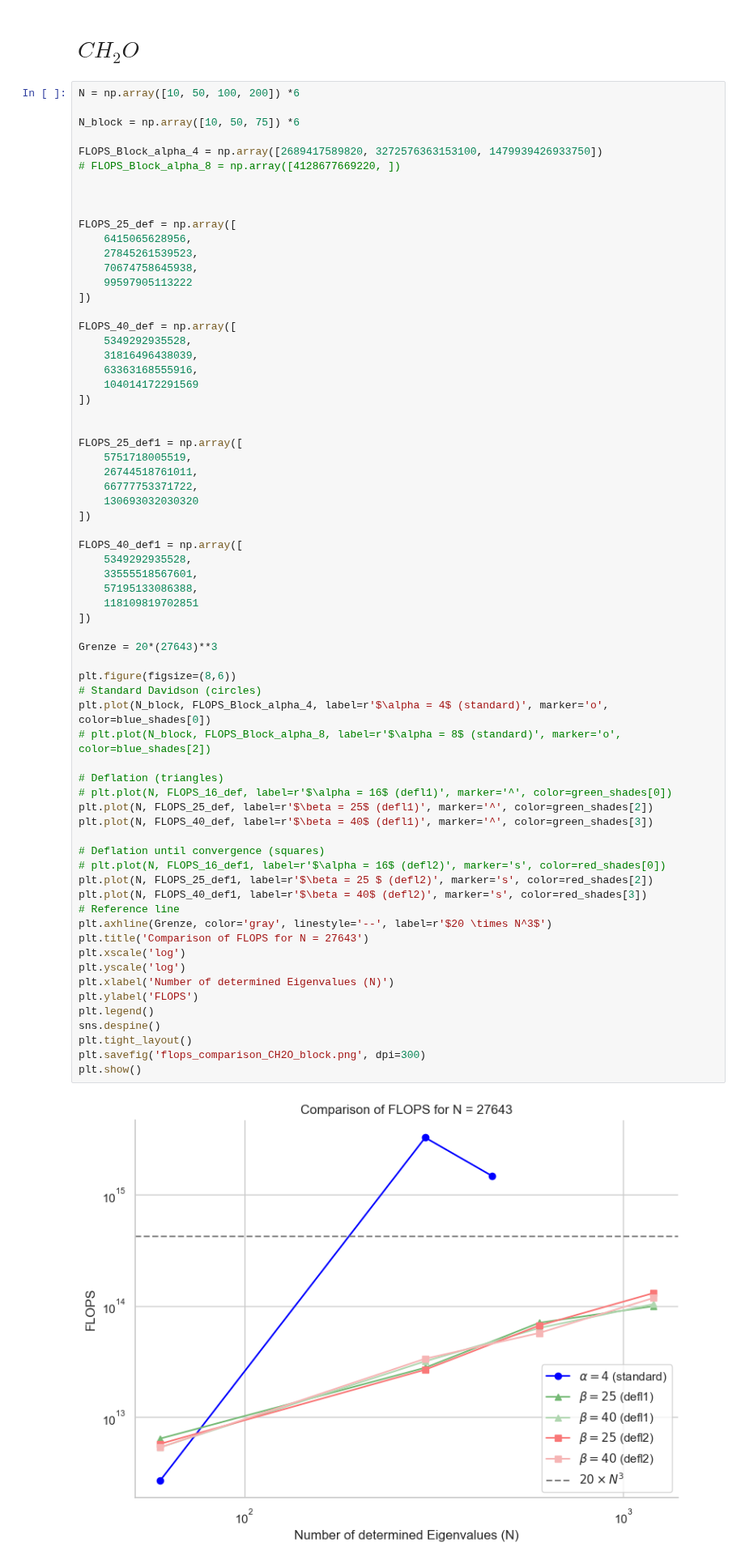
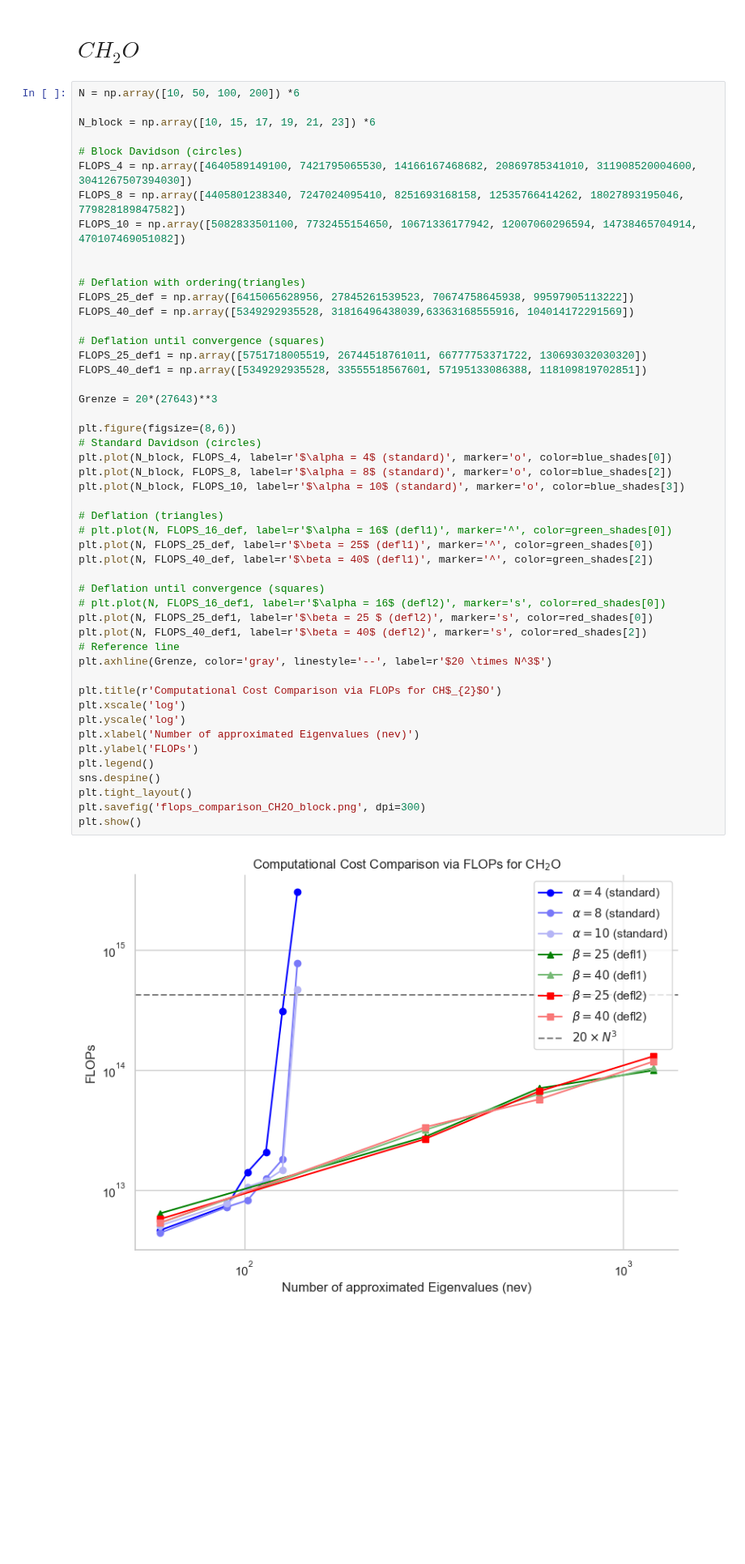
Before and after one commit to framere/Final_codes_MA, a Jupyter notebook: FINAL_CODE/plot_results.ipynb, the cells around one changed output. Shown at 81% size. Saved outputs shown, nothing was run; the diff lists cells and outputs as text; blank space fills up the shorter version.

```diff
--- a/FINAL_CODE/plot_results.ipynb
+++ b/FINAL_CODE/plot_results.ipynb
@@ -76,69 +76,51 @@ plt.show()
 # %%
 N = np.array([10, 50, 100, 200]) *6
 
-N_block = np.array([10, 50, 75]) *6
+N_block = np.array([10, 15, 17, 19, 21, 23]) *6
 
-FLOPS_Block_alpha_4 = np.array([2689417589820, 3272576363153100, 1479939426933750])
-# FLOPS_Block_alpha_8 = np.array([4128677669220, ])
+# Block Davidson (circles)
+FLOPS_4 = np.array([4640589149100, 7421795065530, 14166167468682, 20869785341010, 311908520004600, 3041267507394030])
+FLOPS_8 = np.array([4405801238340, 7247024095410, 8251693168158, 12535766414262, 18027893195046, 779828189847582])
+FLOPS_10 = np.array([5082833501100, 7732455154650, 10671336177942, 12007060296594, 14738465704914, 470107469051082])
 
 
+# Deflation with ordering(triangles)
+FLOPS_25_def = np.array([6415065628956, 27845261539523, 70674758645938, 99597905113222])
+FLOPS_40_def = np.array([5349292935528, 31816496438039,63363168555916, 104014172291569])
 
-FLOPS_25_def = np.array([
-    6415065628956,
-    27845261539523,
-    70674758645938,
-    99597905113222
-])
-
-FLOPS_40_def = np.array([
-    5349292935528,
-    31816496438039,
-    63363168555916,
-    104014172291569
-])
-
-
-FLOPS_25_def1 = np.array([
-    5751718005519,
-    26744518761011,
-    66777753371722,
-    130693032030320
-])
-
-FLOPS_40_def1 = np.array([
-    5349292935528,
-    33555518567601,
-    57195133086388,
-    118109819702851
-])
+# Deflation until convergence (squares)
+FLOPS_25_def1 = np.array([5751718005519, 26744518761011, 66777753371722, 130693032030320])
+FLOPS_40_def1 = np.array([5349292935528, 33555518567601, 57195133086388, 118109819702851])
 
 Grenze = 20*(27643)**3
 
 plt.figure(figsize=(8,6))
 # Standard Davidson (circles)
-plt.plot(N_block, FLOPS_Block_alpha_4, label=r'$\alpha = 4$ (standard)', marker='o', color=blue_shades[0])
-# plt.plot(N_block, FLOPS_Block_alpha_8, label=r'$\alpha = 8$ (standard)', marker='o', color=blue_shades[2])
+plt.plot(N_block, FLOPS_4, label=r'$\alpha = 4$ (standard)', marker='o', color=blue_shades[0])
+plt.plot(N_block, FLOPS_8, label=r'$\alpha = 8$ (standard)', marker='o', color=blue_shades[2])
+plt.plot(N_block, FLOPS_10, label=r'$\alpha = 10$ (standard)', marker='o', color=blue_shades[3])
 
 # Deflation (triangles)
 # plt.plot(N, FLOPS_16_def, label=r'$\alpha = 16$ (defl1)', marker='^', color=green_shades[0])
-plt.plot(N, FLOPS_25_def, label=r'$\beta = 25$ (defl1)', marker='^', color=green_shades[2])
-plt.plot(N, FLOPS_40_def, label=r'$\beta = 40$ (defl1)', marker='^', color=green_shades[3])
+plt.plot(N, FLOPS_25_def, label=r'$\beta = 25$ (defl1)', marker='^', color=green_shades[0])
+plt.plot(N, FLOPS_40_def, label=r'$\beta = 40$ (defl1)', marker='^', color=green_shades[2])
 
 # Deflation until convergence (squares)
 # plt.plot(N, FLOPS_16_def1, label=r'$\alpha = 16$ (defl2)', marker='s', color=red_shades[0])
-plt.plot(N, FLOPS_25_def1, label=r'$\beta = 25 $ (defl2)', marker='s', color=red_shades[2])
-plt.plot(N, FLOPS_40_def1, label=r'$\beta = 40$ (defl2)', marker='s', color=red_shades[3])
+plt.plot(N, FLOPS_25_def1, label=r'$\beta = 25 $ (defl2)', marker='s', color=red_shades[0])
+plt.plot(N, FLOPS_40_def1, label=r'$\beta = 40$ (defl2)', marker='s', color=red_shades[2])
 # Reference line
 plt.axhline(Grenze, color='gray', linestyle='--', label=r'$20 \times N^3$')
-plt.title('Comparison of FLOPS for N = 27643')
+
+plt.title(r'Computational Cost Comparison via FLOPs for CH$_{2}$O')
 plt.xscale('log')
 plt.yscale('log')
-plt.xlabel('Number of determined Eigenvalues (N)')
-plt.ylabel('FLOPS')
+plt.xlabel('Number of approximated Eigenvalues (nev)')
+plt.ylabel('FLOPs')
 plt.legend()
 sns.despine()
 plt.tight_layout()
 plt.savefig('flops_comparison_CH2O_block.png', dpi=300)
 plt.show()
 # %% [output]
-[figure, old version]
+[figure, new version]
```
Also changed, not shown: parts of 1 cell of this notebook, 3 other files.
